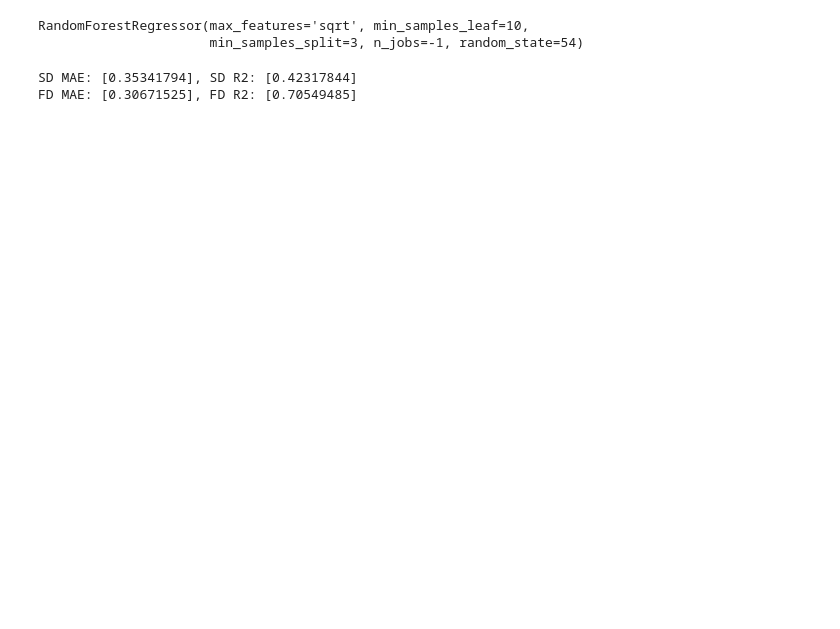
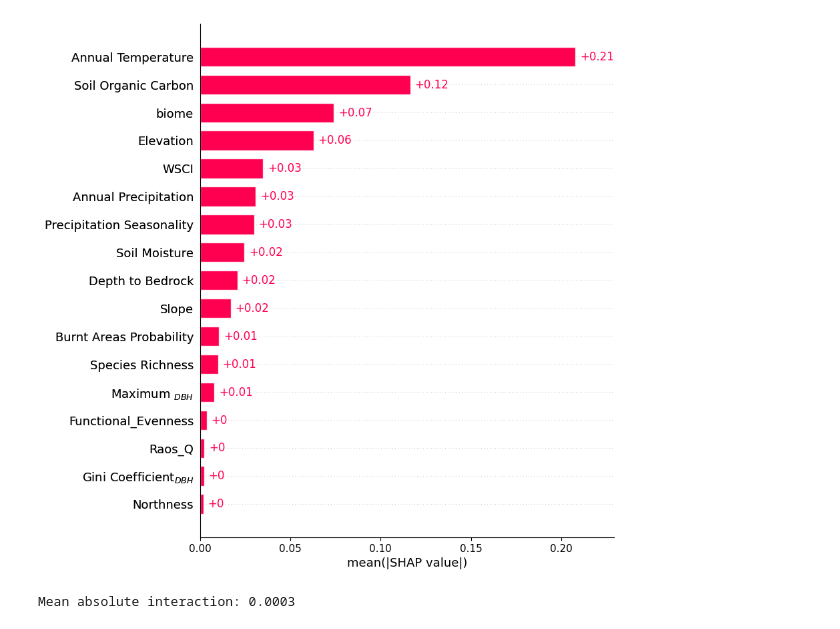
Before and after one commit to qiulinlx/FD_Stability, a Jupyter notebook: model_notebook.ipynb, the cells around one changed output. Drawn from its saved outputs; the diff is of its cells as text; code cells hidden in the pictures; blank space fills up the shorter version.

```diff
--- a/model_notebook.ipynb
+++ b/model_notebook.ipynb
@@ -70,7 +109,7 @@ def train_test_split(sub_df, random_key):
 
     y=['transformed npp']
 
-    X_train=training_set.drop(columns=y+['PID', 'spatial_group', 'ECO_NAME'])
+    X_train=training_set.drop(columns=y+['PID', 'spatial_group', 'ECO_NAME',])
     y_train = training_set['transformed npp'].values
 
     X_test= test_set.drop(columns=y+['PID', 'spatial_group', 'ECO_NAME'])
@@ -97,4 +136,10 @@ def data_preprocessing (df, RANDOM_KEY=RANDOM_KEY):
 
     X_train, y_train, X_test, y_test = train_test_split(joined, RANDOM_KEY)
     return X_train, y_train, X_test, y_test
+
+def quick_eval(model, X_test, y_test):
+    y_pred = model.predict(X_test)
+    mae = mean_absolute_error(y_test, y_pred, multioutput='raw_values')
+    r2 = r2_score(y_test, y_pred, multioutput='raw_values')
+    return mae, r2
 # %%
@@ -115,34 +180,7 @@ RandomForestRegressor(max_features='sqrt', min_samples_leaf=10,
-# %%
-fd_reg=RandomForestRegressor(
-    min_samples_split=3,
-    min_samples_leaf=10,
-    max_features='sqrt',
-    random_state=RANDOM_KEY,
-    n_jobs=-1
-)
-fd_reg.fit(fX_train, fy_train)
-# %% [output]
-RandomForestRegressor(max_features='sqrt', min_samples_leaf=10,
-                      min_samples_split=3, n_jobs=-1, random_state=54)
-# %%
-def quick_eval(model, X_test, y_test):
-    y_pred = model.predict(X_test)
-    mae = mean_absolute_error(y_test, y_pred, multioutput='raw_values')
-    r2 = r2_score(y_test, y_pred, multioutput='raw_values')
-    return mae, r2
-
-smae, sr2 = quick_eval(sd_reg, sX_test, sy_test)
-fmae, fr2 = quick_eval(fd_reg, fX_test, fy_test)
-
-print(f"SD MAE: {smae}, SD R2: {sr2}")
-print(f"FD MAE: {fmae}, FD R2: {fr2}")
-# %% [output]
-SD MAE: [0.35341794], SD R2: [0.42317844]
-FD MAE: [0.30671525], FD R2: [0.70549485]
 # %%
 def SHAP_plots (model, X_test):
     explainer = shap.TreeExplainer(model)
-    shap_values = explainer.shap_values(X_test, approximate=True)
+    shap_values = explainer(X_test, approximate=True)
 
     shap_exp = shap.Explanation(
         values=shap_values,
@@ -152,28 +190,22 @@ def SHAP_plots (model, X_test):
     )
 
     # -----------------------------
-    # Bar plot
-    # -----------------------------
-    shap.plots.bar(shap_exp, max_display=len(X_test.columns))
-
-    # -----------------------------
     # Beeswarm plot
     # -----------------------------
-    shap.plots.beeswarm(shap_exp, max_display=len(X_test.columns))
+    # shap.plots.beeswarm(shap_exp, max_display=len(X_test.columns), color=plt.get_cmap("RdYlGn"))
+    shap.plots.bar(shap_values.abs.mean(0), max_display=len(X_test.columns))
 
-    # -----------------------------
-    # Waterfall for one sample
-    # -----------------------------
-    shap.plots.waterfall(shap_exp[0], max_display=len(X_test.columns))
+    # shap_df = pd.DataFrame(
+    #     shap_values,
+    #     columns=X_test.columns,
+    #     index=X_test.index
+    # )
 
-
-    shap_df = pd.DataFrame(
-        shap_values,
-        columns=X_test.columns,
-        index=X_test.index
-    )
-
-    return shap_df
+    # return shap_df
+# %%
+fshap_df = SHAP_plots(fd_reg, fX_test)
+# %% [output]
+[figure, added]
 # %%
 shap_df=pd.DataFrame(columns=fX_test.columns)
 
@@ -188,0 +223,9 @@ shap_exp = shap.Explanation(
+# %%
+raos_idx = list(fX_test.columns).index("Raos_Q")
+wsci_idx = list(fX_test.columns).index("WSCI")
+
+# Interaction strength between Raos_Q and WSCI
+interaction_vals = interaction_values[:, raos_idx, wsci_idx]
+print(f"Mean absolute interaction: {np.abs(interaction_vals).mean():.4f}")
+# %% [output]
+Mean absolute interaction: 0.0003
```
Also changed, not shown: parts of 10 cells of this notebook.
